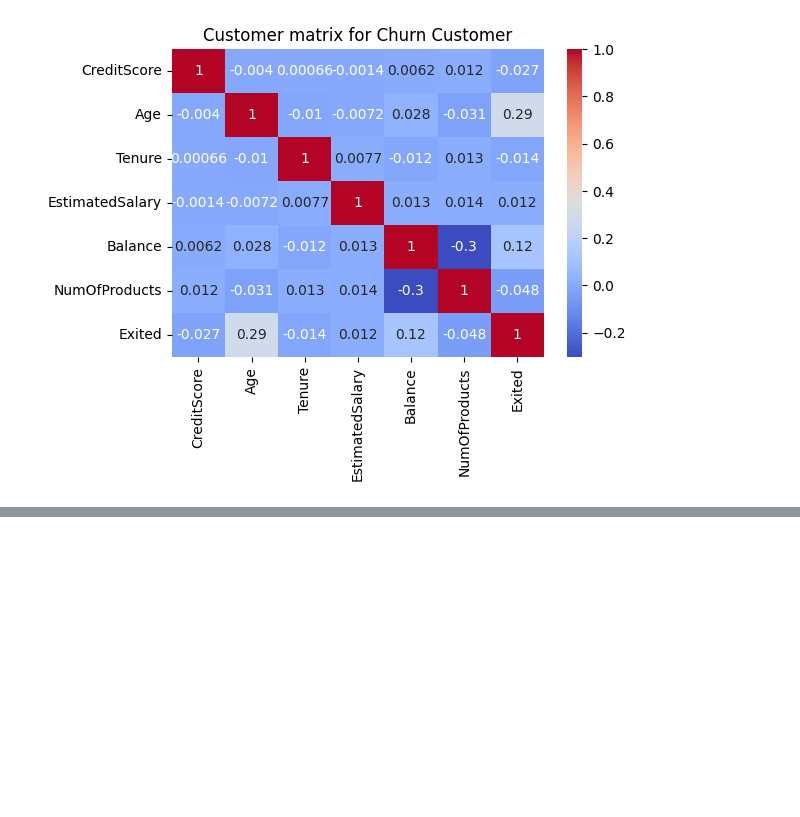
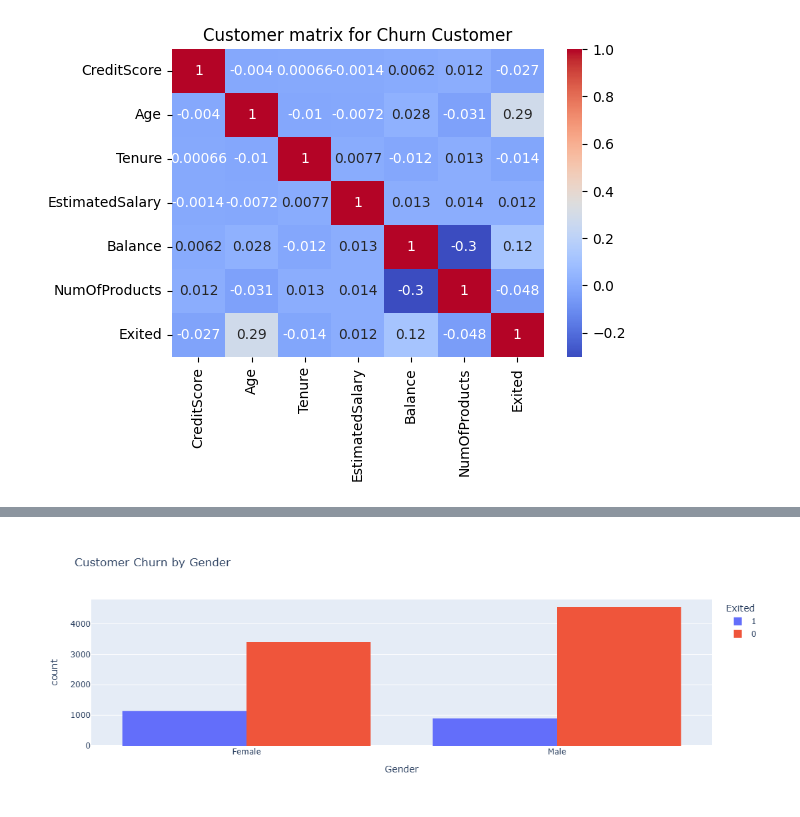
Before and after one commit to kwiver/data_science, a Jupyter notebook: bank_churn_analysis.ipynb, the cells around one changed output, grey strips where cells are left out. Drawn from its saved outputs; the diff is of its cells as text; code cells hidden in the pictures; blank space fills up the shorter version.

```diff
--- a/bank_churn_analysis.ipynb
+++ b/bank_churn_analysis.ipynb
@@ -345,0 +382,14 @@ plt.show()
+# %%
+# create an interactive count plot for customer gender
+fig = px.histogram(
+    df,
+    x="Gender",
+    color="Exited",
+    barmode="group",
+    title="Customer Churn by Gender"
+)
+
+fig.update_layout(width=600, height=400)
+fig.show()
+# %% [output]
+[figure, added]
```
Also changed, not shown: parts of 5 cells of this notebook, 3 other files.
